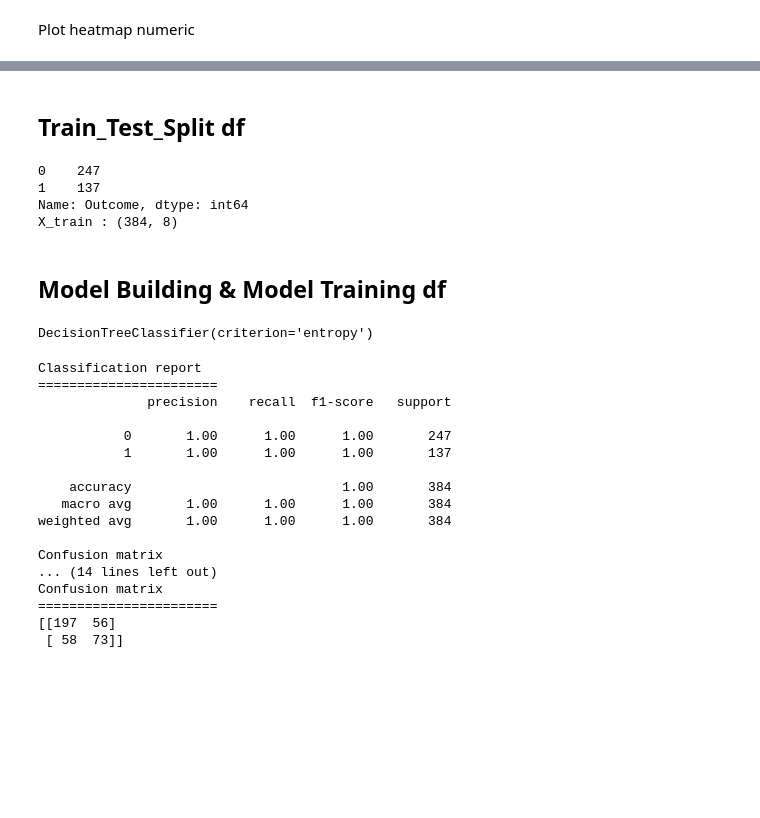
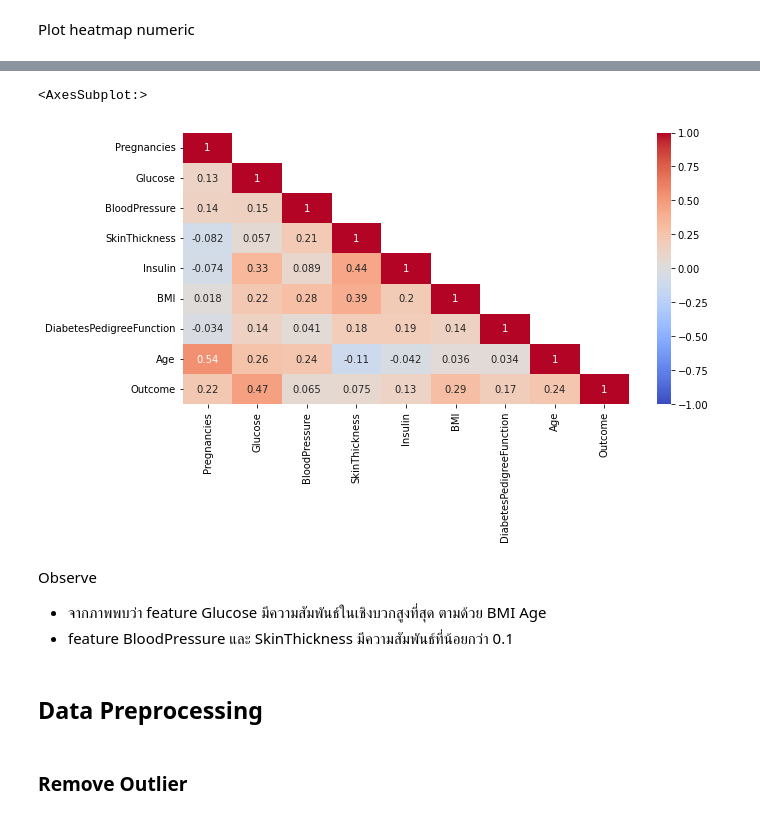
Before and after one commit to Kla10011/FRA503-MACHINE-LEARNING, a Jupyter notebook: Group10_Predict_Diabetes/Group10_Predict_Diabetes.ipynb, the cells around one changed output, grey strips where cells are left out. Drawn from its saved outputs; the diff is of its cells as text; code cells hidden in the pictures; blank space fills up the shorter version.

```diff
--- a/Group10_Predict_Diabetes/Group10_Predict_Diabetes.ipynb
+++ b/Group10_Predict_Diabetes/Group10_Predict_Diabetes.ipynb
@@ -150,58 +98,19 @@ Confusion matrix
-# %% [markdown]
-## Train_Test_Split df
-# %%
-from sklearn.model_selection import train_test_split
-X_train, X_test, y_train, y_test = train_test_split(df,df_y,test_size = 0.5,random_state = 25)
-print(y_train.value_counts())
-
-print("X_train : " +str(X_train.shape))
-# %% [output]
-0    247
-1    137
-Name: Outcome, dtype: int64
-X_train : (384, 8)
-# %% [markdown]
-## Model Building & Model Training df
-# %%
-from sklearn.tree import DecisionTreeClassifier
-model_DecisionTree = DecisionTreeClassifier(criterion='entropy',)
-model_DecisionTree
-# %% [output]
-DecisionTreeClassifier(criterion='entropy')
-# %%
-# train model
-model_DecisionTree.fit(X_train, y_train)
-# predict model train
-y_pred = model_DecisionTree.predict(X_train)
-
-# Classification report
-from sklearn.metrics import classification_report,confusion_matrix
-print("Classification report \n=======================")
-print(classification_report(y_true=y_train, y_pred=y_pred))
-print("Confusion matrix \n=======================")
-print(confusion_matrix(y_true=y_train, y_pred=y_pred))
-# predict model test
-y_pred = model_DecisionTree.predict(X_test)
-# predict model train
-print("Classification report \n=======================")
-print(classification_report(y_true=y_test, y_pred=y_pred))
-print("Confusion matrix \n=======================")
-print(confusion_matrix(y_true=y_test, y_pred=y_pred))
-# %% [output]
-Classification report
-=======================
-              precision    recall  f1-score   support
-
-           0       1.00      1.00      1.00       247
-           1       1.00      1.00      1.00       137
-
-    accuracy                           1.00       384
-   macro avg       1.00      1.00      1.00       384
-weighted avg       1.00      1.00      1.00       384
-
-Confusion matrix
-... (14 lines left out)
-Confusion matrix
-=======================
-[[197  56]
- [ 58  73]]
+# %%
+corr = df_full.corr()
+mask = np.array(corr)
+# print(corr)
+mask[np.tril_indices_from(mask)] = False
+fig,ax = plt.subplots()
+fig.set_size_inches(10,5)
+sns.heatmap(corr,mask= mask,vmax =1,vmin = -1,annot= True,cmap= 'coolwarm')
+# %% [output]
+<AxesSubplot:>
+[figure, added]
+# %% [markdown]
+Observe
+- จากภาพพบว่า feature Glucose มีความสัมพันธ์ในเชิงบวกสูงที่สุด ตามด้วย BMI Age
+- feature BloodPressure และ SkinThickness มีความสัมพันธ์ที่น้อยกว่า 0.1
+# %% [markdown]
+## Data Preprocessing
+# %% [markdown]
+### Remove Outlier
```
Also changed, not shown: parts of 81 cells of this notebook, 1 other file.
